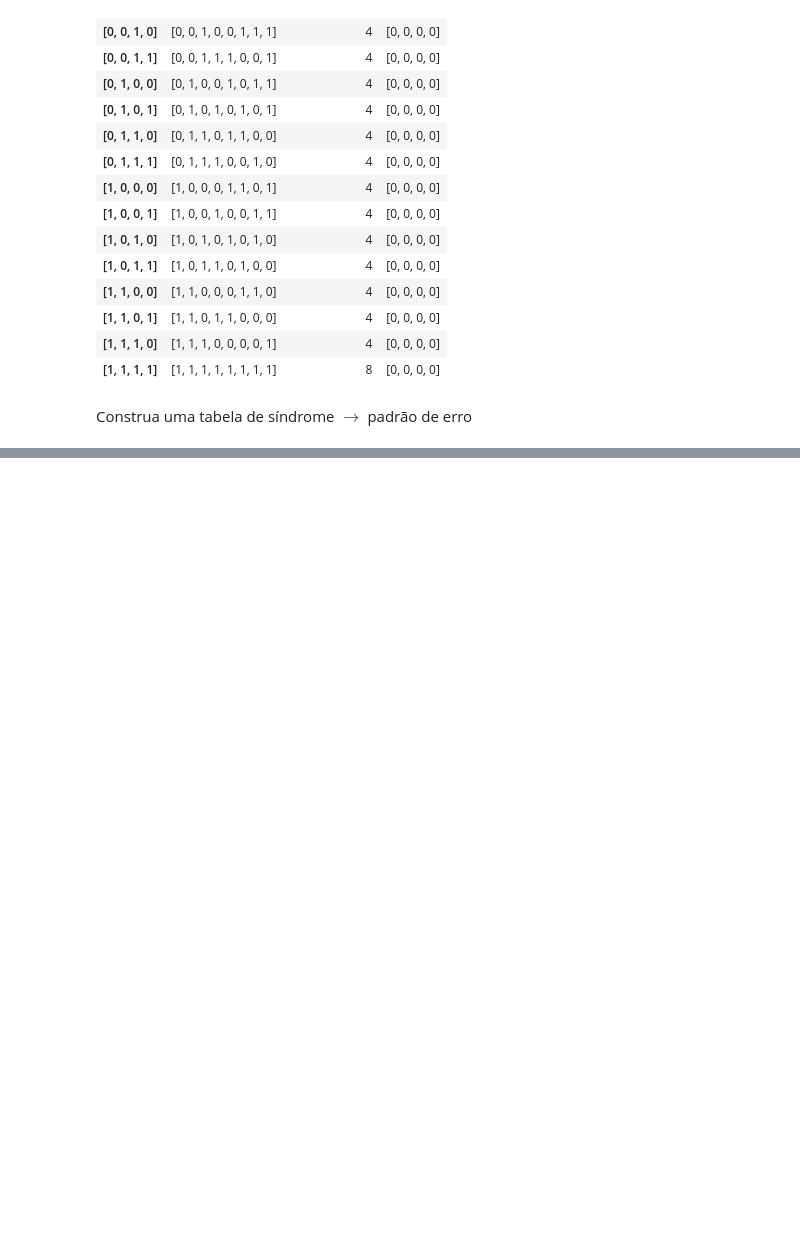
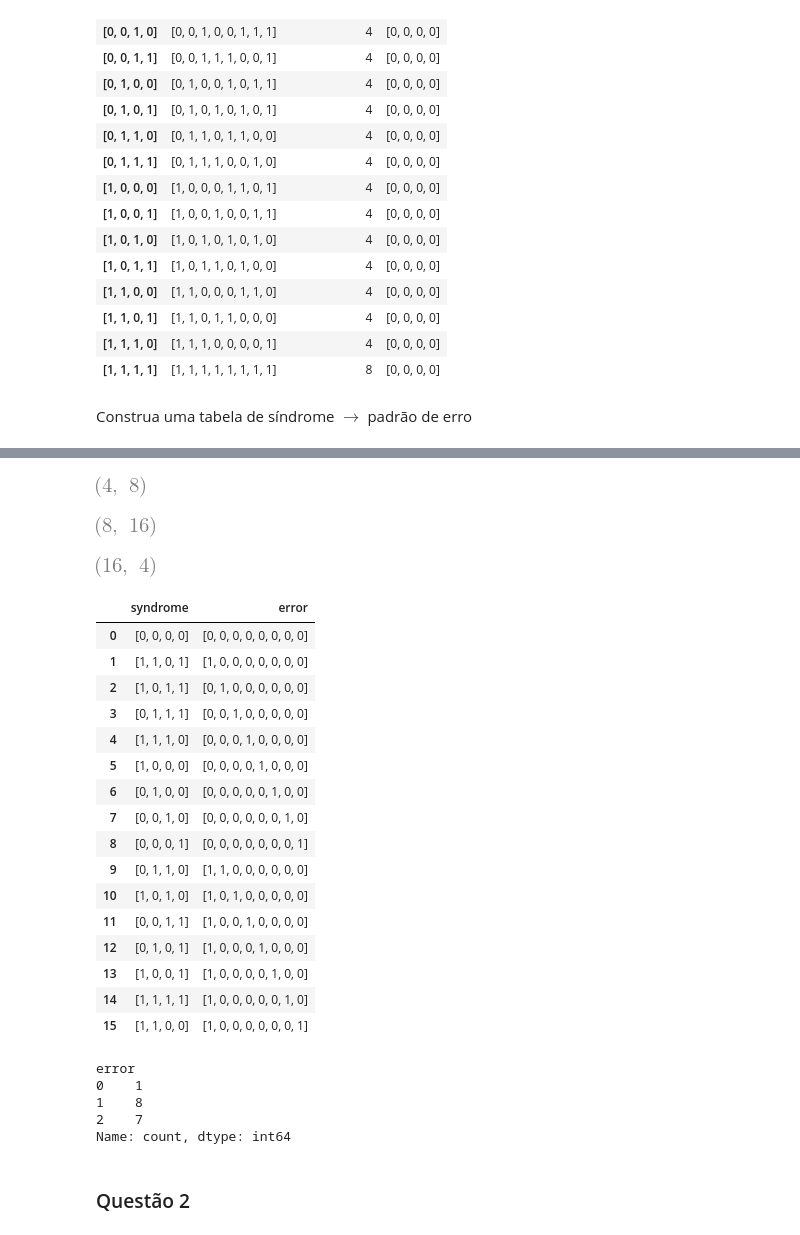
Before and after one commit to gabrielluizep/workbook-eng-telecom, a Jupyter notebook: com2/avaliacao-cod-bloco.ipynb, the cells around one changed output, grey strips where cells are left out. Cells and saved outputs as stored; diff of their text form; code cells hidden in the pictures; blank space fills up the shorter version.

```diff
--- a/com2/avaliacao-cod-bloco.ipynb
+++ b/com2/avaliacao-cod-bloco.ipynb
@@ -79,16 +79,18 @@ d_min = 4
 # %% [markdown]
 Determine a matriz de verificação $H$ para o código.
 # %%
-H = [
-    [1, 1, 0, 1],
-    [1, 0, 1, 1],
-    [0, 1, 1, 1],
-    [1, 1, 1, 0],
-    [1, 0, 0, 0],
-    [0, 1, 0, 0],
-    [0, 0, 1, 0],
-    [0, 0, 0, 1],
-]
+H = np.array(
+    [
+        [1, 1, 0, 1],
+        [1, 0, 1, 1],
+        [0, 1, 1, 1],
+        [1, 1, 1, 0],
+        [1, 0, 0, 0],
+        [0, 1, 0, 0],
+        [0, 0, 1, 0],
+        [0, 0, 0, 1],
+    ]
+)
 
 df["validated"] = df["v"].apply(lambda x: ((np.array(x).T @ H) % 2))
 
@@ -183,0 +180,45 @@ array([[0, 4, 4, 4, 4, 4, 4, 4, 4, 4, 4, 4, 4, 4, 4, 8],
+# %%
+display(H.T.shape)
+display(ap[:, 0, :].T.shape)
+
+syndrome = (H.T @ ap[:, 0, :].T) % 2
+display(syndrome.T.shape)
+syndrome.T
+
+e_s = pd.DataFrame(columns=["syndrome", "error"])
+
+e_s["syndrome"] = [x for x in syndrome.T]
+e_s["error"] = [x for x in ap[:, 0, :]]
+
+e_s
+# %% [output]
+[figure, added]
+[figure, added]
+[figure, added]
+|  | syndrome | error |
+| 0 | [0, 0, 0, 0] | [0, 0, 0, 0, 0, 0, 0, 0] |
+| 1 | [1, 1, 0, 1] | [1, 0, 0, 0, 0, 0, 0, 0] |
+| 2 | [1, 0, 1, 1] | [0, 1, 0, 0, 0, 0, 0, 0] |
+| 3 | [0, 1, 1, 1] | [0, 0, 1, 0, 0, 0, 0, 0] |
+| 4 | [1, 1, 1, 0] | [0, 0, 0, 1, 0, 0, 0, 0] |
+| 5 | [1, 0, 0, 0] | [0, 0, 0, 0, 1, 0, 0, 0] |
+| 6 | [0, 1, 0, 0] | [0, 0, 0, 0, 0, 1, 0, 0] |
+| 7 | [0, 0, 1, 0] | [0, 0, 0, 0, 0, 0, 1, 0] |
+| 8 | [0, 0, 0, 1] | [0, 0, 0, 0, 0, 0, 0, 1] |
+| 9 | [0, 1, 1, 0] | [1, 1, 0, 0, 0, 0, 0, 0] |
+| 10 | [1, 0, 1, 0] | [1, 0, 1, 0, 0, 0, 0, 0] |
+| 11 | [0, 0, 1, 1] | [1, 0, 0, 1, 0, 0, 0, 0] |
+| 12 | [0, 1, 0, 1] | [1, 0, 0, 0, 1, 0, 0, 0] |
+| 13 | [1, 0, 0, 1] | [1, 0, 0, 0, 0, 1, 0, 0] |
+| 14 | [1, 1, 1, 1] | [1, 0, 0, 0, 0, 0, 1, 0] |
+| 15 | [1, 1, 0, 0] | [1, 0, 0, 0, 0, 0, 0, 1] |
+# %%
+e_s["error"].apply(lambda x: sum(to_array(x))).value_counts().sort_index()
+# %% [output]
+error
+0    1
+1    8
+2    7
+Name: count, dtype: int64
+# %% [markdown]
+### Questão 2
```
Also changed, not shown: parts of 3 cells of this notebook, 2 other files.
